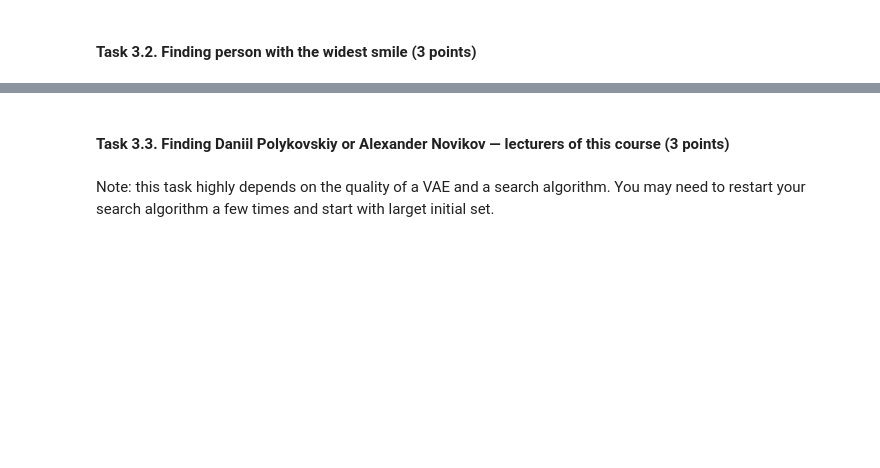
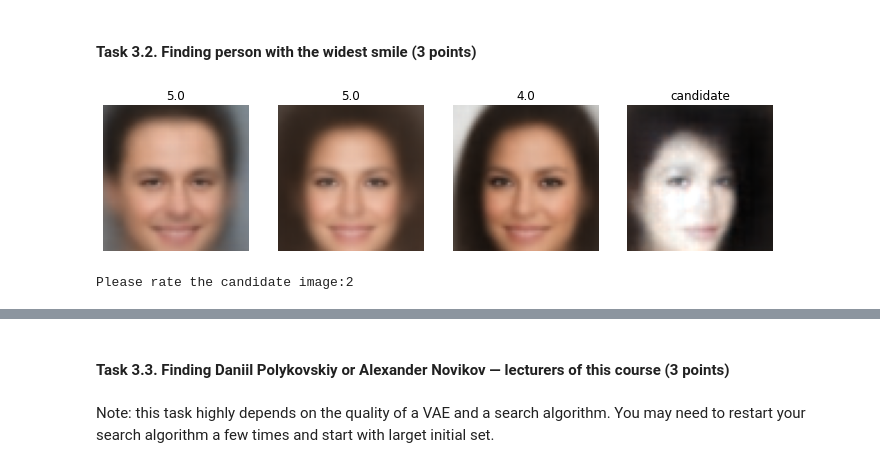
Before and after one commit to Gaurav927/Variational_Auto_Encoder, a Jupyter notebook: Copy_of_finding_suspects.ipynb, the cells around one changed output, grey strips where cells are left out. Cells and saved outputs as stored; diff of their text form; code cells hidden in the pictures; blank space fills up the shorter version.

```diff
--- a/Copy_of_finding_suspects.ipynb
+++ b/Copy_of_finding_suspects.ipynb
@@ -382,7 +320,10 @@ composit.draw_best('Darkest hair')
 # %% [markdown]
 #### Task 3.2. Finding person with the widest smile (3 points)
 # %%
-composit = FacialComposit(decoder, 8, FacialComposit.evaluate_binary_estimate)
+composit = FacialComposit(decoder, 8)
 composit.optimize()
+# %% [output]
+[figure, added]
+Please rate the candidate image:2
 # %%
 composit.draw_best('Widest smile')
```
Also changed, not shown: parts of 12 cells of this notebook.
